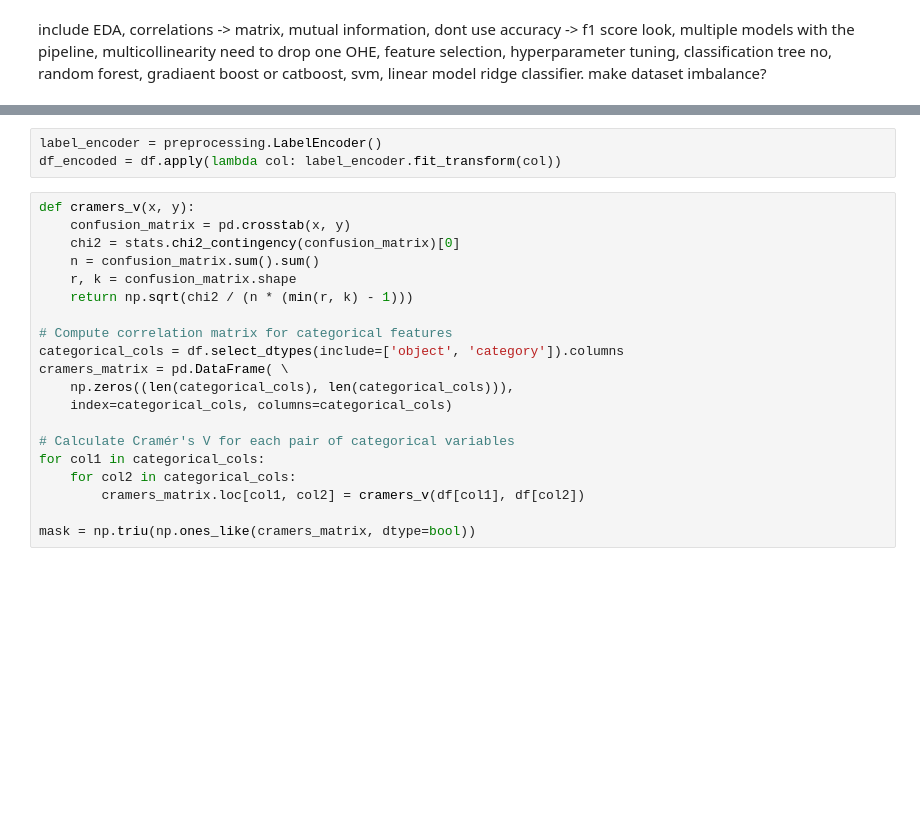
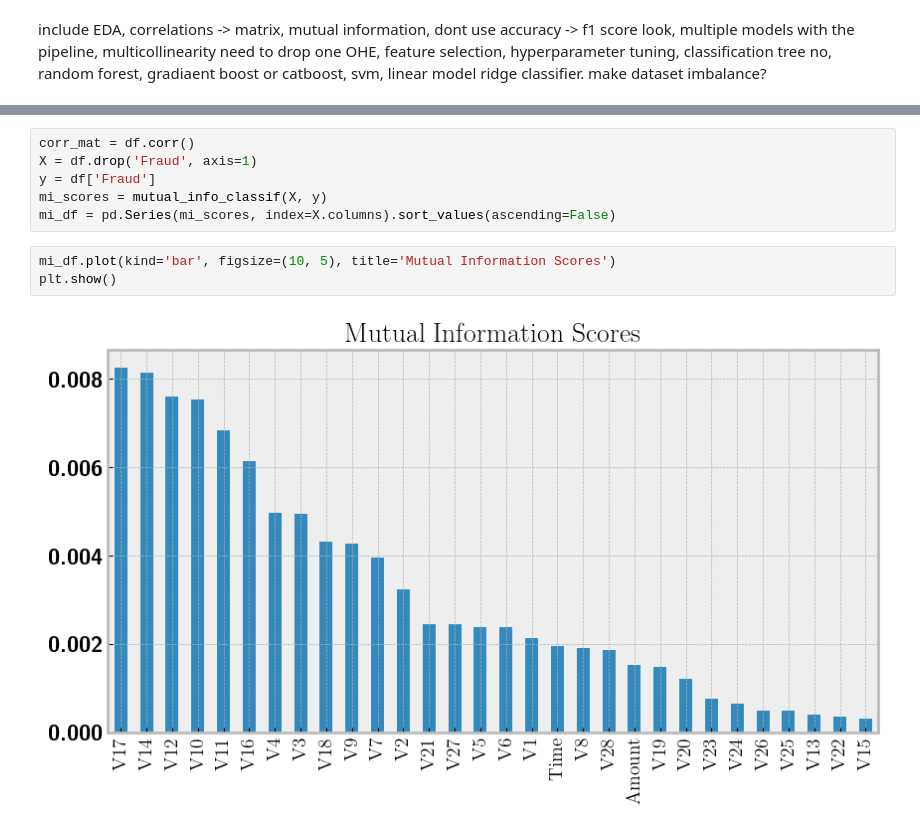
Before and after one commit to evanfrang/fraud_detection, a Jupyter notebook: fraud_eda.ipynb, the cells around one changed output, grey strips where cells are left out. Drawn from its saved outputs; the diff is of its cells as text; blank space fills up the shorter version.

```diff
--- a/fraud_eda.ipynb
+++ b/fraud_eda.ipynb
@@ -85,25 +98,13 @@ habitat                      7
 dtype: int64
-# %%
-label_encoder = preprocessing.LabelEncoder()
-df_encoded = df.apply(lambda col: label_encoder.fit_transform(col))
-# %%
-def cramers_v(x, y):
-    confusion_matrix = pd.crosstab(x, y)
-    chi2 = stats.chi2_contingency(confusion_matrix)[0]
-    n = confusion_matrix.sum().sum()
-    r, k = confusion_matrix.shape
-    return np.sqrt(chi2 / (n * (min(r, k) - 1)))
-
-# Compute correlation matrix for categorical features
-categorical_cols = df.select_dtypes(include=['object', 'category']).columns
-cramers_matrix = pd.DataFrame( \
-    np.zeros((len(categorical_cols), len(categorical_cols))),
-    index=categorical_cols, columns=categorical_cols)
-
-# Calculate Cramér's V for each pair of categorical variables
-for col1 in categorical_cols:
-    for col2 in categorical_cols:
-        cramers_matrix.loc[col1, col2] = cramers_v(df[col1], df[col2])
-
-mask = np.triu(np.ones_like(cramers_matrix, dtype=bool))
+# %%
+corr_mat = df.corr()
+X = df.drop('Fraud', axis=1)
+y = df['Fraud']
+mi_scores = mutual_info_classif(X, y)
+mi_df = pd.Series(mi_scores, index=X.columns).sort_values(ascending=False)
+# %%
+mi_df.plot(kind='bar', figsize=(10, 5), title='Mutual Information Scores')
+plt.show()
+# %% [output]
+[figure, added]
 # %%
```
Also changed, not shown: parts of 24 cells of this notebook, 1 other file.
